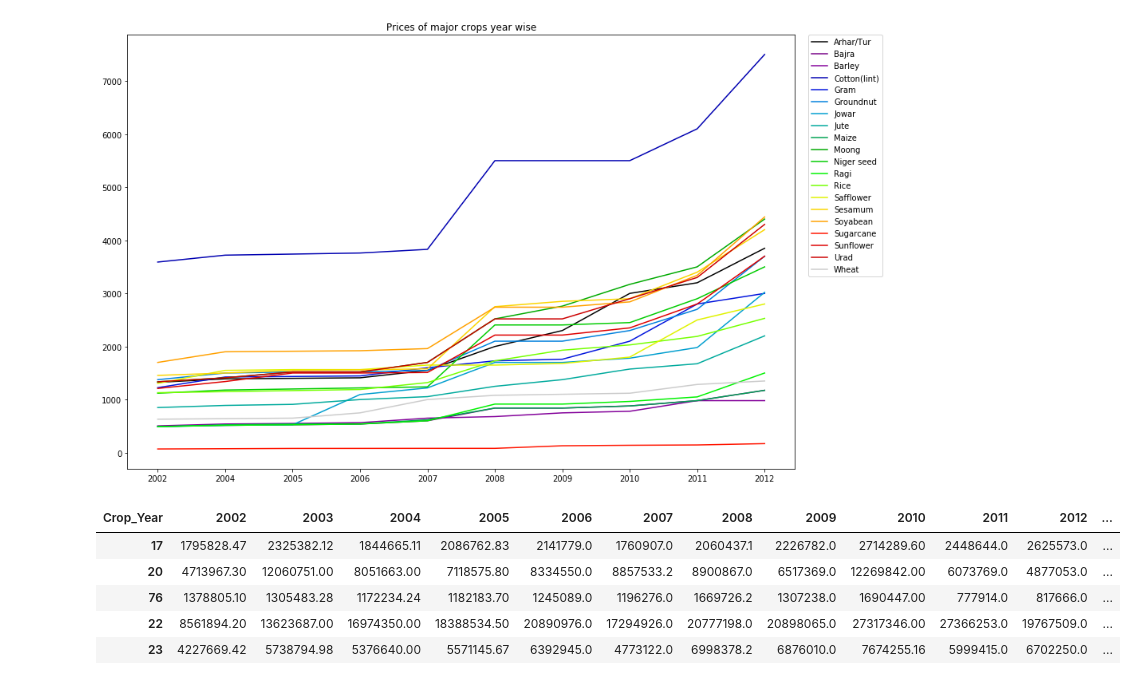
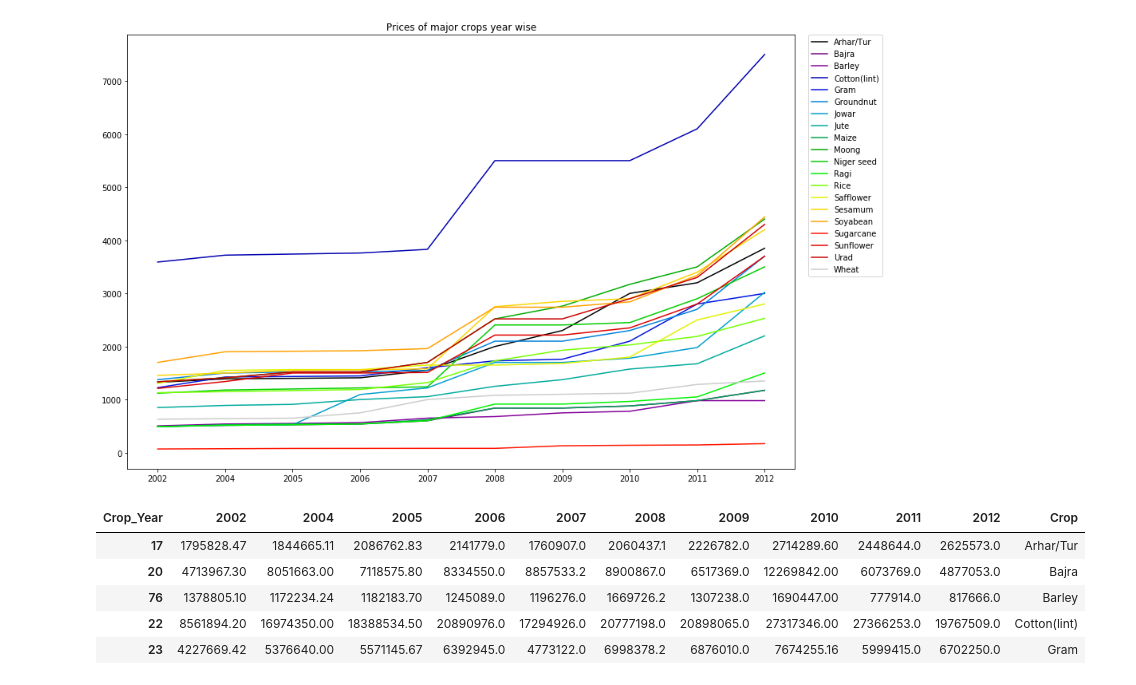
Before and after one commit to nitinvbharti/Agriculture_Analysis, a Jupyter notebook: Agro_analysis.ipynb, the cells around one changed output. Drawn from its saved outputs; the diff is of its cells as text; code cells hidden in the pictures.

```diff
--- a/Agro_analysis.ipynb
+++ b/Agro_analysis.ipynb
@@ -292,7 +302,7 @@ area_price = area_price.fillna(0)
 area_price.columns = area_price.columns.droplevel()
 area_price.rename(columns={'':'Crop'},inplace=True)
 area_price = area_price[area_price['Crop'].isin(crop_price.Commodities)].sort_values(by='Crop')
-area_price.drop(columns={2000,2001,2013,2014,2015},inplace=True)
+area_price.drop(columns={2000,2001,2003,2013,2014,2015},inplace=True)
 area_price.columns = area_price.columns.astype(str)
 area_price = area_price.reindex_axis(sorted(area_price.columns), axis=1)
 # temp = area_price.iloc[:,1:].reindex_axis(sorted(area_price.iloc[:,1:].columns), axis=1)
@@ -343,22 +353,22 @@ mplot.show()
 # %%
 production_year=production.iloc[:,1:]
 production_year = production_year.groupby(['Crop_Year','Crop'],as_index=True,sort=False).sum()
 production_year = production_year.iloc[:,:].unstack(level=0).reset_index()
 production_year = production_year.fillna(0)
 production_year.columns = production_year.columns.droplevel()
 production_year.rename(columns={'':'Crop'},inplace=True)
 production_year = production_year[production_year['Crop'].isin(crop_price.Commodities)].sort_values(by='Crop')
-production_year.drop(columns={2000,2001,2013,2014,2015},inplace=True)
+production_year.drop(columns={2000,2001,2003,2013,2014,2015},inplace=True)
 production_year.columns = production_year.columns.astype(str)
 production_year = production_year.reindex_axis(sorted(production_year.columns), axis=1)
 production_year.head()
 # %% [output]
-| Crop_Year | 2002 | 2003 | 2004 | 2005 | 2006 | 2007 | 2008 | 2009 | 2010 | 2011 | 2012 | ... |
-| 17 | 1795828.47 | 2325382.12 | 1844665.11 | 2086762.83 | 2141779.0 | 1760907.0 | 2060437.1 | 2226782.0 | 2714289.60 | 2448644.0 | 2625573.0 | ... |
-| 20 | 4713967.30 | 12060751.00 | 8051663.00 | 7118575.80 | 8334550.0 | 8857533.2 | 8900867.0 | 6517369.0 | 12269842.00 | 6073769.0 | 4877053.0 | ... |
-| 76 | 1378805.10 | 1305483.28 | 1172234.24 | 1182183.70 | 1245089.0 | 1196276.0 | 1669726.2 | 1307238.0 | 1690447.00 | 777914.0 | 817666.0 | ... |
-| 22 | 8561894.20 | 13623687.00 | 16974350.00 | 18388534.50 | 20890976.0 | 17294926.0 | 20777198.0 | 20898065.0 | 27317346.00 | 27366253.0 | 19767509.0 | ... |
-| 23 | 4227669.42 | 5738794.98 | 5376640.00 | 5571145.67 | 6392945.0 | 4773122.0 | 6998378.2 | 6876010.0 | 7674255.16 | 5999415.0 | 6702250.0 | ... |
+| Crop_Year | 2002 | 2004 | 2005 | 2006 | 2007 | 2008 | 2009 | 2010 | 2011 | 2012 | Crop |
+| 17 | 1795828.47 | 1844665.11 | 2086762.83 | 2141779.0 | 1760907.0 | 2060437.1 | 2226782.0 | 2714289.60 | 2448644.0 | 2625573.0 | Arhar/Tur |
+| 20 | 4713967.30 | 8051663.00 | 7118575.80 | 8334550.0 | 8857533.2 | 8900867.0 | 6517369.0 | 12269842.00 | 6073769.0 | 4877053.0 | Bajra |
+| 76 | 1378805.10 | 1172234.24 | 1182183.70 | 1245089.0 | 1196276.0 | 1669726.2 | 1307238.0 | 1690447.00 | 777914.0 | 817666.0 | Barley |
+| 22 | 8561894.20 | 16974350.00 | 18388534.50 | 20890976.0 | 17294926.0 | 20777198.0 | 20898065.0 | 27317346.00 | 27366253.0 | 19767509.0 | Cotton(lint) |
+| 23 | 4227669.42 | 5376640.00 | 5571145.67 | 6392945.0 | 4773122.0 | 6998378.2 | 6876010.0 | 7674255.16 | 5999415.0 | 6702250.0 | Gram |
 # %%
 fig = mplot.figure(figsize=(15,10))
 ax1 = fig.add_subplot(111)
```
Also changed, not shown: parts of 10 cells of this notebook, 2 other files.
